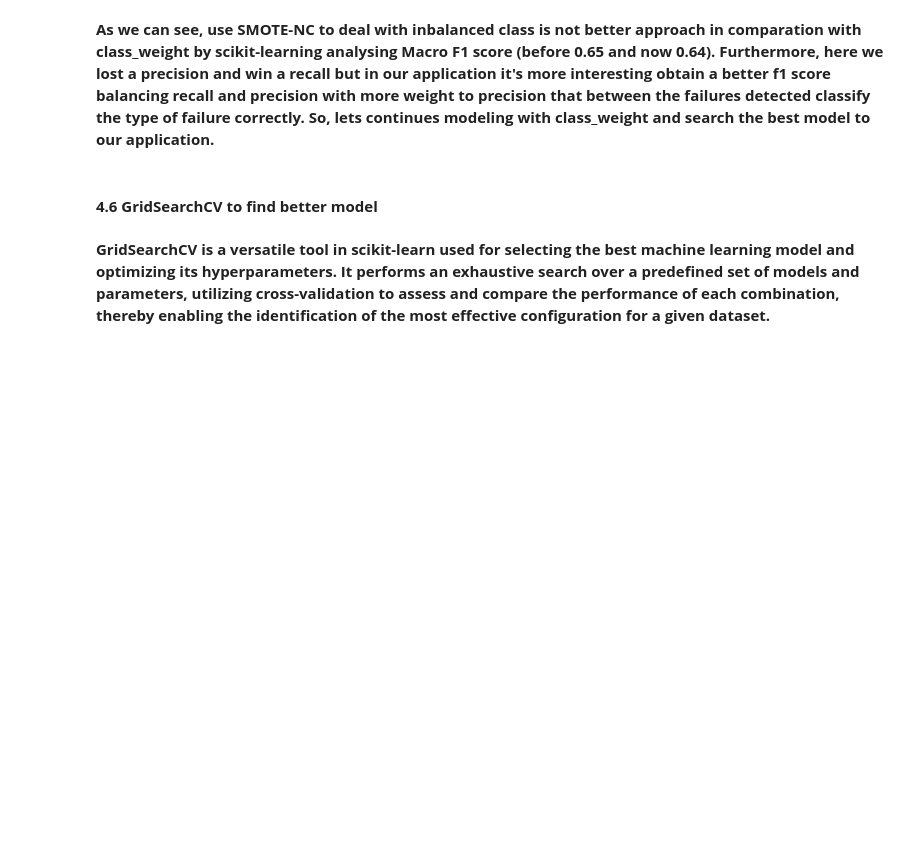
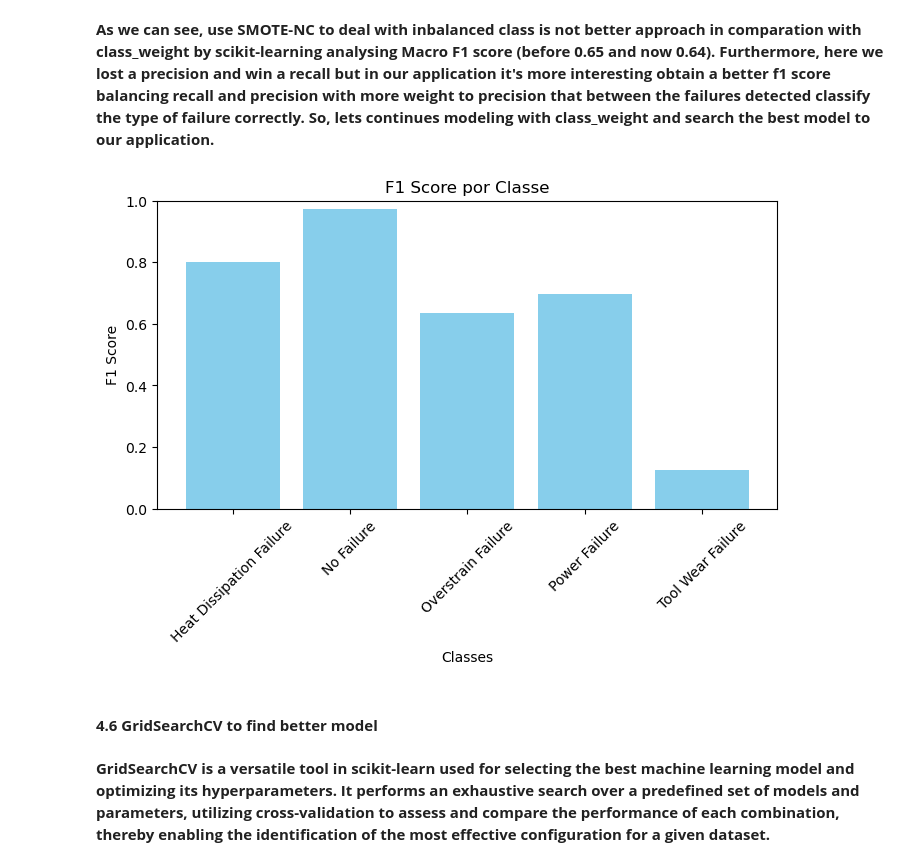
Before and after one commit to thales-vignoli/Failure-Classifier-to-Maintenance, a Jupyter notebook: predictive_maintenance.ipynb, the cells around one changed output. Saved outputs shown, nothing was run; the diff lists cells and outputs as text; code cells hidden in the pictures; blank space fills up the shorter version.

```diff
--- a/predictive_maintenance.ipynb
+++ b/predictive_maintenance.ipynb
@@ -627,5 +658,29 @@ metrics
 # %% [markdown]
 **As we can see, use SMOTE-NC to deal with inbalanced class is not better approach in comparation with class_weight by scikit-learning analysing Macro F1 score (before 0.65 and now 0.64). Furthermore, here we lost a precision and win a recall but in our application it's more interesting obtain a better f1 score balancing recall and precision with more weight to precision that between the failures detected classify the type of failure correctly. So, lets continues modeling with class_weight and search the best model to our application.**
+# %%
+# Supondo que 'y_test' são os verdadeiros rótulos e 'y_pred' são os rótulos preditos pelo modelo
+f1_scores = f1_score(y_test, y_pred, average=None)
+
+# Obtenha os nomes das classes únicas para o eixo x
+class_names = np.unique(np.concatenate((y_test, y_pred)))
+
+# Cria o plot
+plt.figure(figsize=(8, 4))
+plt.bar(class_names, f1_scores, color='skyblue')
+
+# Adiciona títulos e rótulos
+plt.xlabel('Classes')
+plt.ylabel('F1 Score')
+plt.title('F1 Score por Classe')
+plt.xticks(rotation=45)  # Rota os nomes das classes para melhor visualização
+plt.ylim(0, 1)  # O F1 score varia entre 0 e 1
+
+
+
+# Mostra o gráfico
+plt.show()
+# %% [output]
+[figure, added]
 # %% [markdown]
 #### **4.6 GridSearchCV to find better model**
 # %% [markdown]
```
Also changed, not shown: parts of 11 cells of this notebook.
